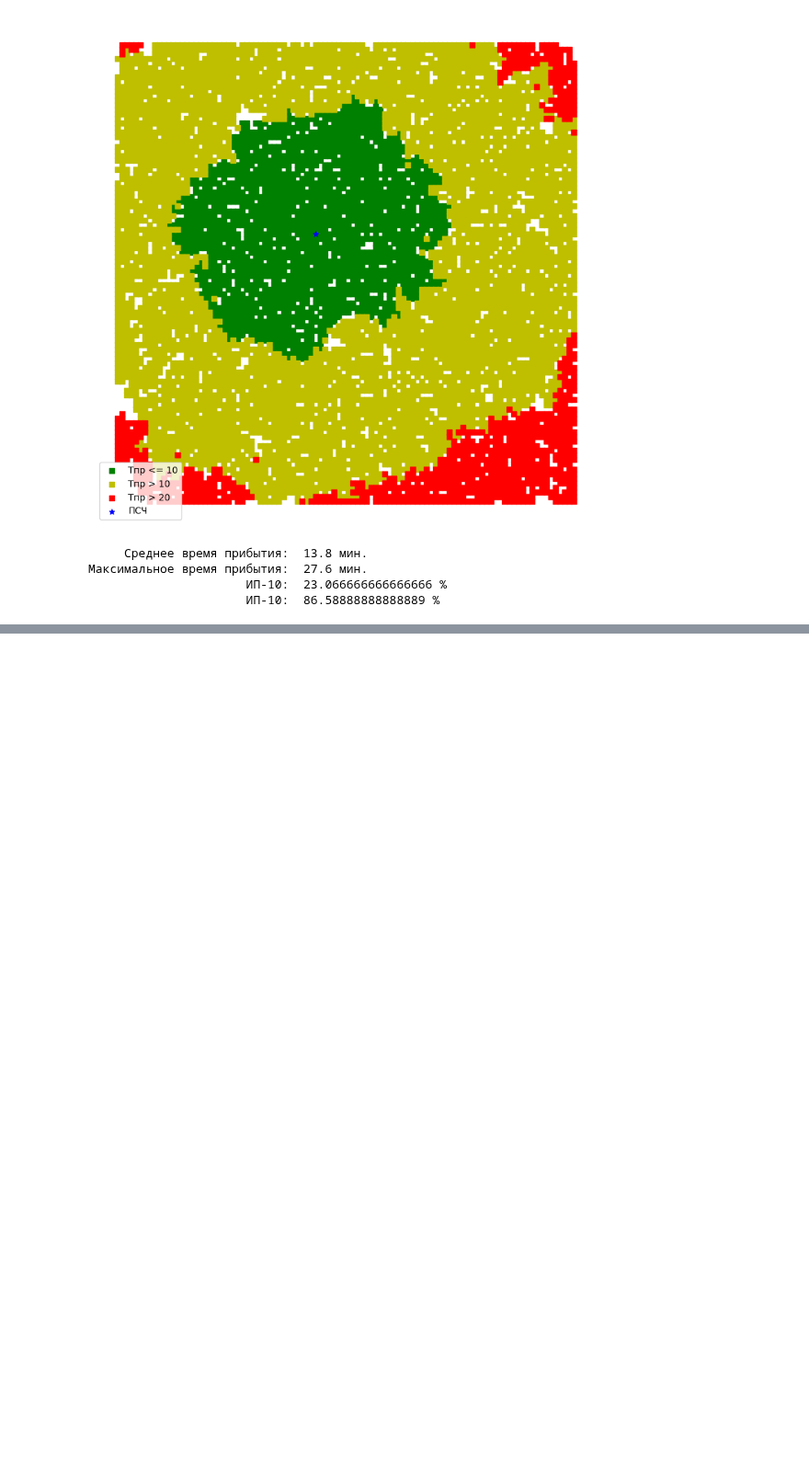
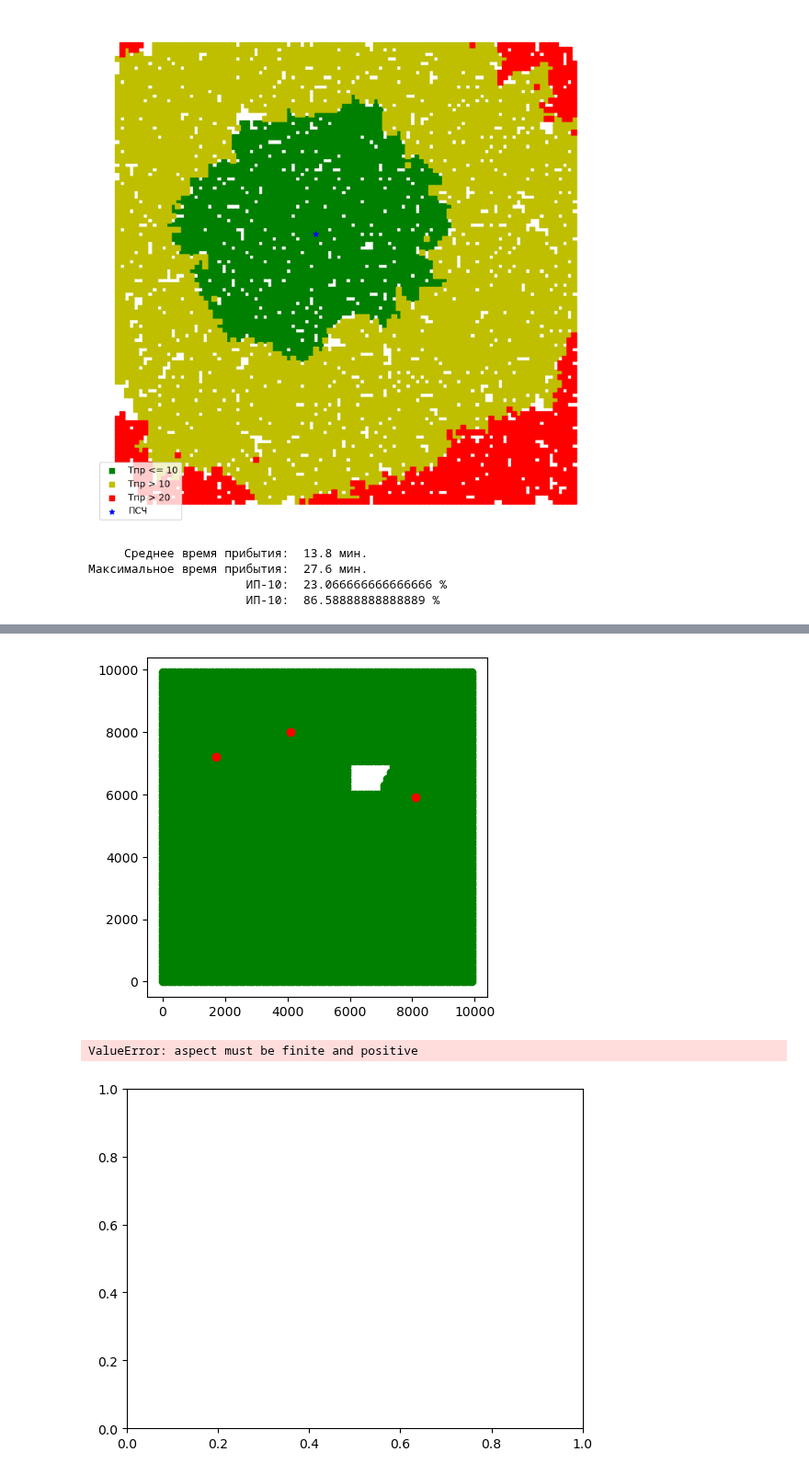
Before and after one commit to Obsidian-pb/genesis, a Jupyter notebook: work/genesis/grid_graphs_test.ipynb, the cells around one changed output, grey strips where cells are left out. Shown at 92% size. Drawn from its saved outputs; the diff is of its cells as text; code cells hidden in the pictures; blank space fills up the shorter version.

```diff
--- a/work/genesis/grid_graphs_test.ipynb
+++ b/work/genesis/grid_graphs_test.ipynb
@@ -278,0 +316,16 @@ print_results(g_nodes, {best_nodes: 'full'}, figsize=(10,10))
+# %%
+g_nodes = ox.graph_to_gdfs(G, edges=False)
+key_nodes = g_nodes.sample(3)
+
+ax = g_nodes.plot(color='g')
+key_nodes.plot(ax=ax, color='r')
+plt.show()
+
+GN = net_overlay(G, list(key_nodes.index), cutoff=5000)
+gn_edges = ox.graph_to_gdfs(GN, nodes=False)
+gn_edges.plot()
+# ox.plot_graph(GN)
+# %% [output]
+[figure, added]
+ValueError: aspect must be finite and positive
+[figure, added]
```
Also changed, not shown: parts of 8 cells of this notebook.
